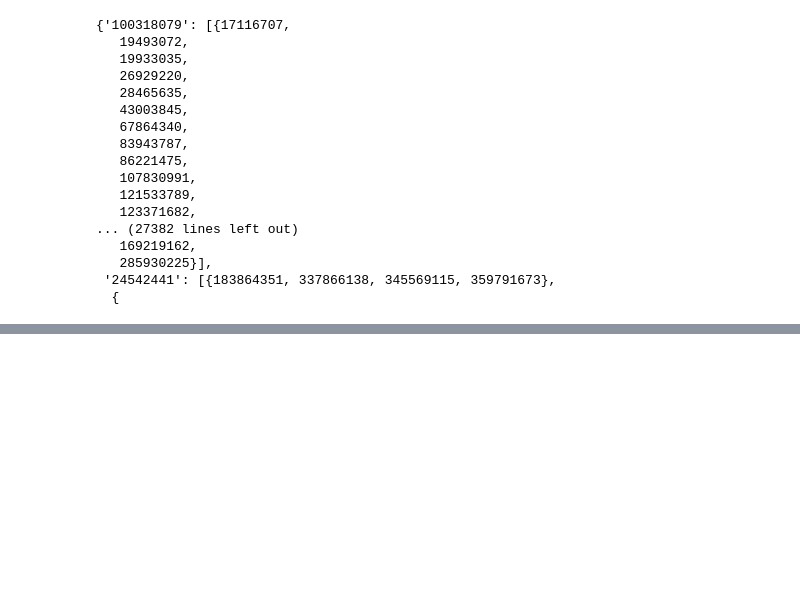
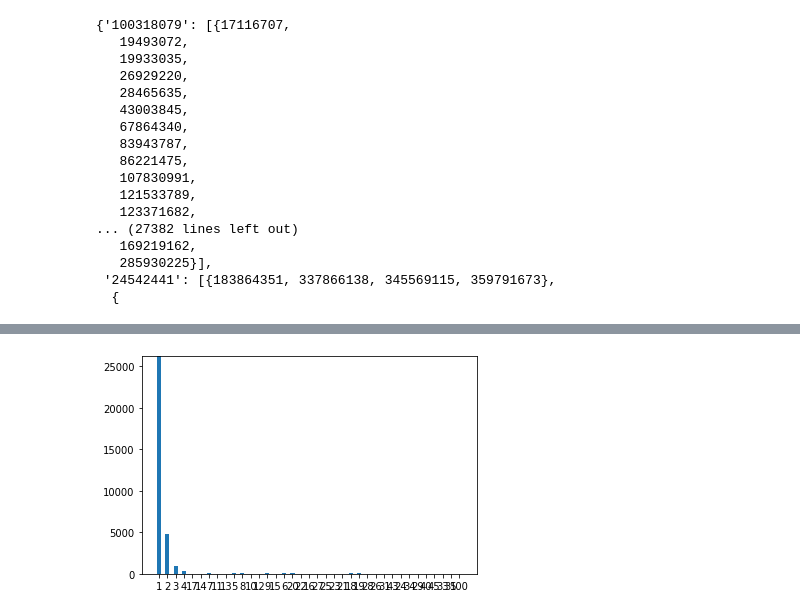
Before and after one commit to psnehas/Twitter_Graph_Mining, a Jupyter notebook: egotwitter.ipynb, the cells around one changed output, grey strips where cells are left out. Saved outputs shown, nothing was run; the diff lists cells and outputs as text; code cells hidden in the pictures; blank space fills up the shorter version.

```diff
--- a/egotwitter.ipynb
+++ b/egotwitter.ipynb
@@ -112,3 +134,13 @@ def read_nodeadjlist(filename):
+# %%
+fullG = nx.Graph()
+for line in open(filename):
+    lst = line.split(' ')
+    el, es = lst[0], lst[1:]
+    circle = set()
+    for e in es:
+        if e == el: continue
+        G.add_edge(int(el),int(e))
+return G
 # %%
 def run_on_train(algorithm, power):
     ans = {}
@@ -120,34 +151,38 @@ def run_on_train(algorithm, power):
         ans[userId] = circles
     return ans
 # %%
-# ans = {}
-# m = {}
-# for ego in egoNodeList:
-#     filename = str(ego) + '.circles'
-#     circles, un_users = read_circles("twitter/"  + filename)
-#     users_un_users = {}
-#     for circle in circles:
-#         for us in circle:
-#             if us not in users_un_users:
-#                  users_un_users[us]=1
-#             else:
-#                 users_un_users[us]+=1
-#     v = {}
-#     for key, value in sorted(users_un_users.items()):
-#         v.setdefault(value, []).append(key)
-#     for key, value in v.items():
-#         if key not in ans:
-#             ans[key] = len(value)
-#         else:
-#             ans[key] += len(value)
-#     mm = 0
-#     for key, value in v.items():
-#         mm += key*len(value)
-#     m[ego] = (mm+0.0) / len(un_users)
-# d = ans
-# X = np.arange(len(d))
-# plt.bar(X, d.values(), align='center', width=0.5)
-# plt.xticks(X, d.keys())
-# ymax = max(d.values()) + 1
-# plt.ylim(0, ymax)
-# plt.show()
+ans = {}
+m = {}
+for ego in egoNodeList:
+    filename = str(ego) + '.circles'
+    circles, un_users = read_circles("twitter/"  + filename)
+
+    users_un_users = {}
+    for circle in circles:
+        for us in circle:
+            if us not in users_un_users:
+                 users_un_users[us]=1
+            else:
+                users_un_users[us]+=1
+    v = {}
+    for key, value in sorted(users_un_users.items()):
+        v.setdefault(value, []).append(key)
+    for key, value in v.items():
+        if key not in ans:
+            ans[key] = len(value)
+        else:
+            ans[key] += len(value)
+    mm = 0
+    for key, value in v.items():
+        mm += key*len(value)
+    if (len(un_users) != 0):
+        m[ego] = (mm+0.0) / len(un_users)
+d = ans
+X = np.arange(len(d))
+plt.bar(X, d.values(), align='center', width=0.5)
+plt.xticks(X, d.keys())
+ymax = max(d.values()) + 1
+plt.ylim(0, ymax)
+plt.show()
+# %% [output]
+[figure, added]
```
Also changed, not shown: parts of 29 cells of this notebook, 1 other file.
